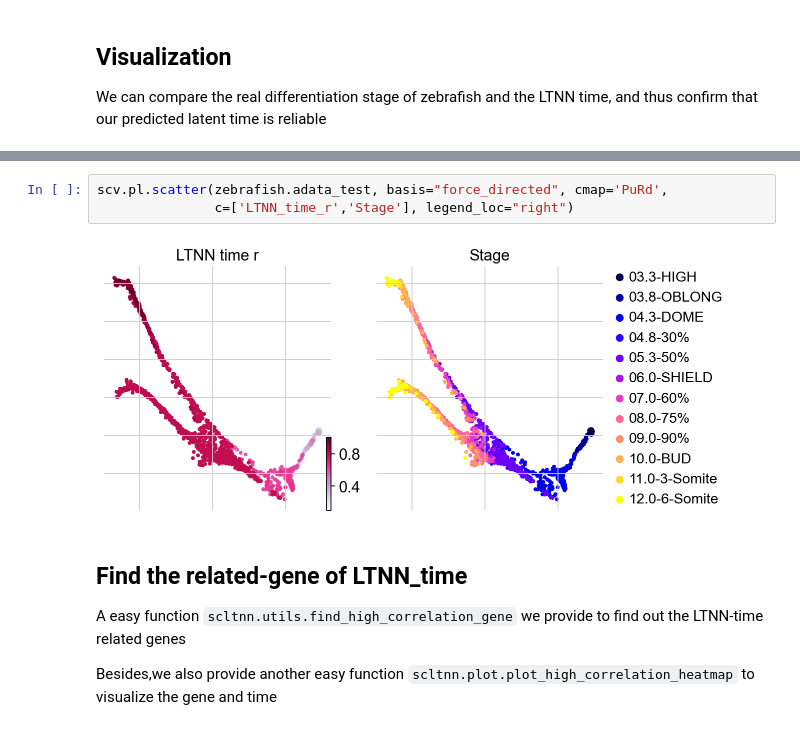
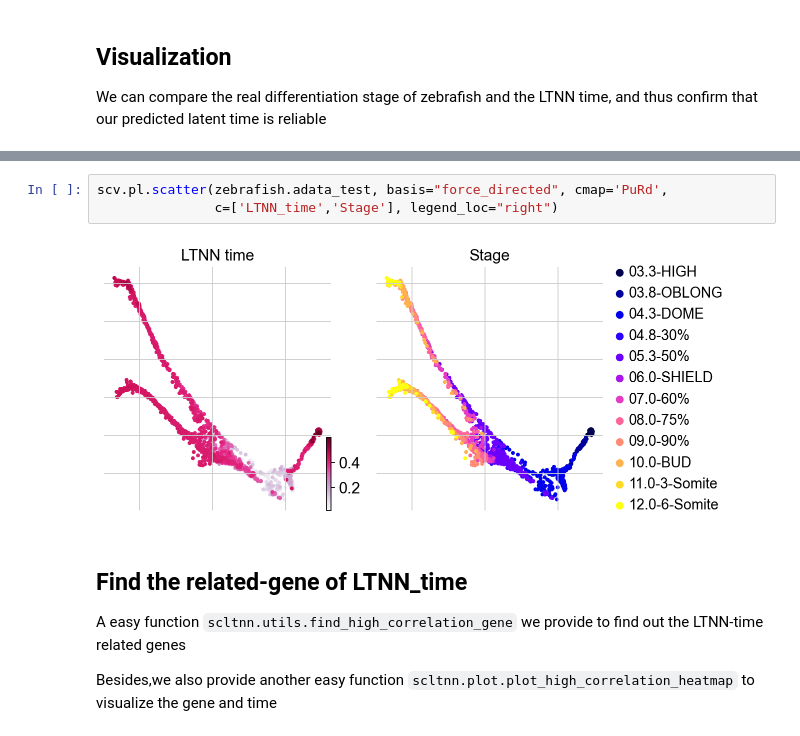
Before and after one commit to Starlitnightly/scltnn, a Jupyter notebook: source/Tutorials/zebrafish.ipynb, the cells around one changed output, grey strips where cells are left out. Saved outputs shown, nothing was run; the diff lists cells and outputs as text.

```diff
--- a/source/Tutorials/zebrafish.ipynb
+++ b/source/Tutorials/zebrafish.ipynb
@@ -205,8 +191,8 @@ sc.pl.paga(zebrafish.adata_test, color=['Stage','LTNN_time_r'],cmap='PuRd',
 # %%
 scv.pl.scatter(zebrafish.adata_test, basis="force_directed", cmap='PuRd',
-               c=['LTNN_time_r','Stage'], legend_loc="right")
+               c=['LTNN_time','Stage'], legend_loc="right")
 # %% [output]
-[figure, old version]
+[figure, new version]
 # %% [markdown]
 ## Find the related-gene of LTNN_time
 A easy function `scltnn.utils.find_high_correlation_gene` we provide to find out the LTNN-time related genes
```
Also changed, not shown: parts of 14 cells of this notebook, 8 other files.
